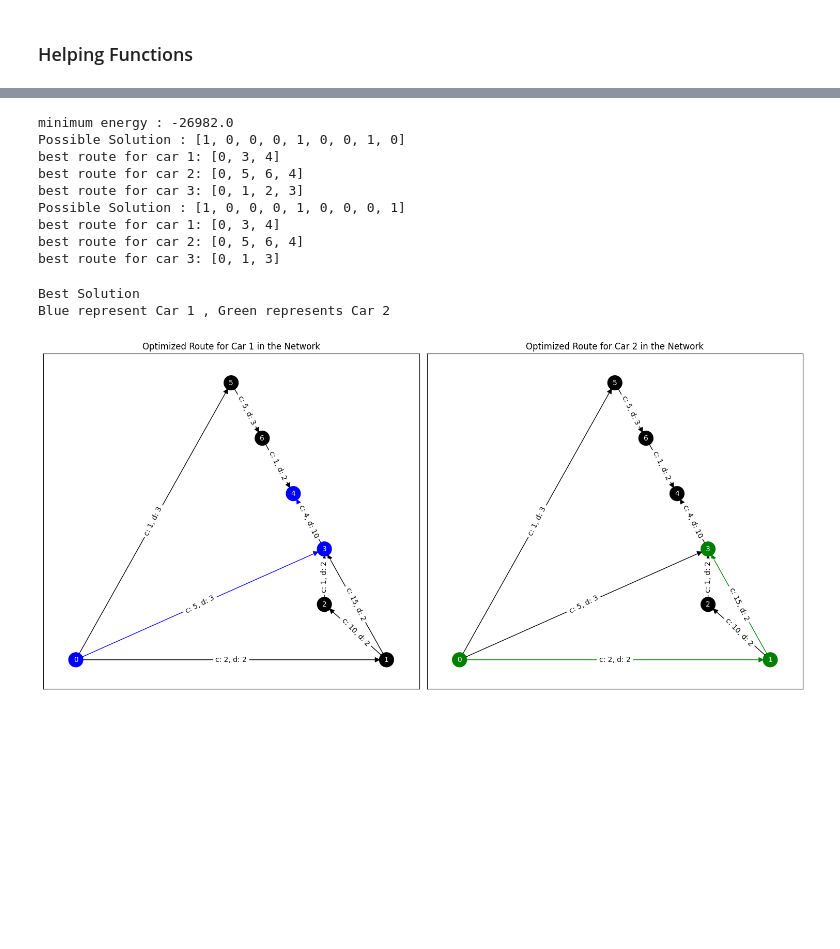
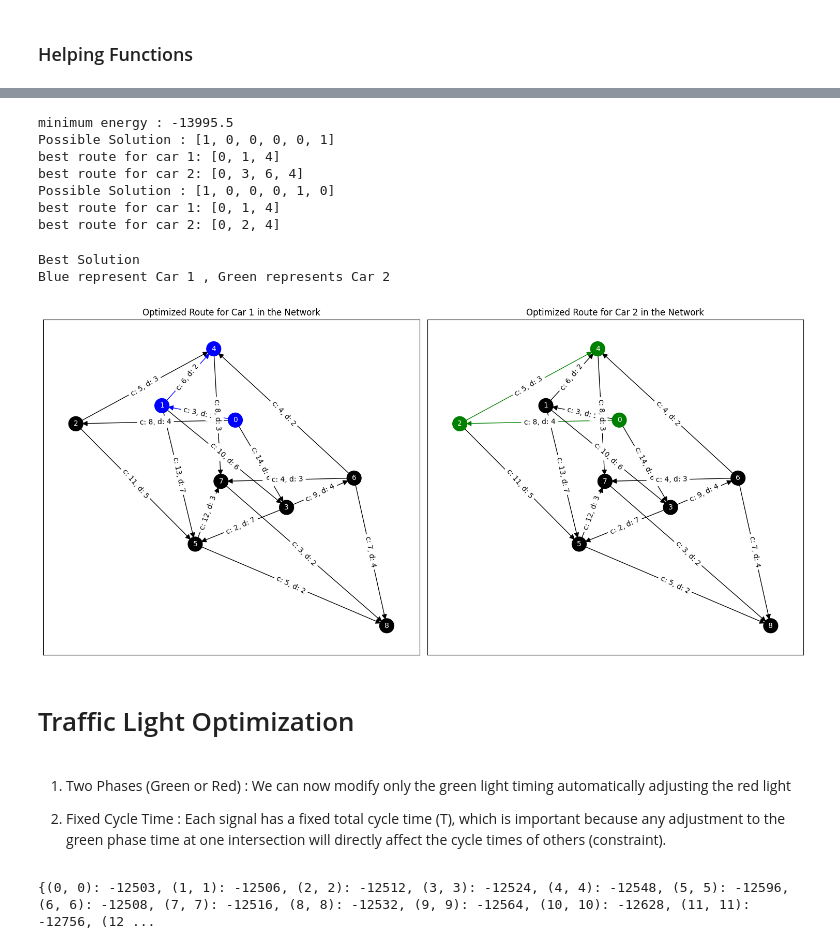
Before and after one commit to Aksgo/DOME, a Jupyter notebook: city-network.ipynb, the cells around one changed output, grey strips where cells are left out. Cells and saved outputs as stored; diff of their text form; code cells hidden in the pictures; blank space fills up the shorter version.

Commit message:
added signal optimizer

```diff
--- a/city-network.ipynb
+++ b/city-network.ipynb
@@ -62,7 +61,7 @@ src_dest = [(0,4,0),(0,4,0),(0,3,1)]
 net = gp.DiGraph()
 net.add_edges_from(edges)
 plt.figure(figsize=(9,9))
-pos = gp.planar_layout(net)
+pos = gp.spring_layout(net)
 gp.draw_networkx_nodes(net, pos, node_color='green', node_size=400)
 gp.draw_networkx_edges(net, pos, arrowstyle='-|>', arrowsize=10)
 edge_labels = {(u, v): f'c: {d["congestion"]}, d: {d["distance"]}' for u, v, d in net.edges(data=True)}
@@ -343,49 +344,98 @@ for sol in best_result:
             if(sol[ind]==1):
                     print(f'best route for car {i+1}: {routes[i][j]}')
                     if(i==0):car1_nodes = routes[i][j]
-                    if(i==2):car2_nodes = routes[i][j]
+                    if(i==1):car2_nodes = routes[i][j]
             ind+=1
 # %% [output]
-minimum energy : -26982.0
-Possible Solution : [1, 0, 0, 0, 1, 0, 0, 1, 0]
-best route for car 1: [0, 3, 4]
-best route for car 2: [0, 5, 6, 4]
-best route for car 3: [0, 1, 2, 3]
-Possible Solution : [1, 0, 0, 0, 1, 0, 0, 0, 1]
-best route for car 1: [0, 3, 4]
-best route for car 2: [0, 5, 6, 4]
-best route for car 3: [0, 1, 3]
+minimum energy : -13995.5
+Possible Solution : [1, 0, 0, 0, 0, 1]
+best route for car 1: [0, 1, 4]
+best route for car 2: [0, 3, 6, 4]
+Possible Solution : [1, 0, 0, 0, 1, 0]
+best route for car 1: [0, 1, 4]
+best route for car 2: [0, 2, 4]
 # %%
 print("Best Solution")
 print("Blue represent Car 1 , Green represents Car 2")
 car1_edges = list(gp.utils.pairwise(car1_nodes))
 car2_edges = list(gp.utils.pairwise(car2_nodes))
 edge_labels = {(u, v): f'c: {d["congestion"]}, d: {d["distance"]}' for u, v, d in net.edges(data=True)}
 fig, axes = plt.subplots(1, 2, figsize=(15, 7))
-pos = gp.planar_layout(net)
 #car1
 node_colors = ['blue' if node in car1_nodes else 'black' for node in net.nodes()]
 edge_colors = ['blue' if (u, v) in car1_edges else 'black' for u, v in net.edges()]
 gp.draw_networkx_nodes(net, pos, node_color=node_colors, node_size=400,ax=axes[0])
 gp.draw_networkx_edges(net, pos, edge_color = edge_colors, arrowstyle='-|>', arrowsize=15,ax=axes[0])
 gp.draw_networkx_edge_labels(net, pos, edge_labels=edge_labels,ax=axes[0])
 gp.draw_networkx_labels(net, pos, font_size=10, font_color='white',ax=axes[0])
 axes[0].set_title("Optimized Route for Car 1 in the Network")
 
 #car2
 node_colors_car2 = ['green' if node in car2_nodes else 'black' for node in net.nodes()]
 edge_colors_car2 = ['green' if (u, v) in car2_edges else 'black' for u, v in net.edges()]
 
 gp.draw_networkx_nodes(net, pos, node_color=node_colors_car2, node_size=400, ax=axes[1])
 gp.draw_networkx_edges(net, pos, edge_color=edge_colors_car2, arrowstyle='-|>', arrowsize=15, ax=axes[1])
 gp.draw_networkx_edge_labels(net, pos, edge_labels=edge_labels,ax=axes[1])
 gp.draw_networkx_labels(net, pos, font_size=10, font_color='white',ax=axes[1])
 axes[1].set_title("Optimized Route for Car 2 in the Network")
 
 
 plt.tight_layout()
 plt.show()
 # %% [output]
 Best Solution
 Blue represent Car 1 , Green represents Car 2
-[figure, old version]
+[figure, new version]
+# %% [markdown]
+# Traffic Light Optimization
+# %% [markdown]
+1. Two Phases (Green or Red)
+: We can now modify only the green light timing automatically adjusting the red light
+
+2. Fixed Cycle Time
+: Each signal has a fixed total cycle time (T), which is important because any adjustment to the green phase time at one intersection will directly affect the cycle times of others (constraint).
+# %%
+def formSignalQubo():
+    '''
+    the function forms the QUBO matrix with size of each row (no of edges) * (no of bits) where no of bits are determined by the
+    the cycle time
+    '''
+    #defined a fixed cycle time for each signal
+    T = 63
+    #matrix for QUBO
+    Q = {}
+    index = 0
+    no_of_edges = net.number_of_edges()
+    no_of_bits = 6
+    num_variables = no_of_edges * no_of_bits
+    #cost part
+
+    for u,v,d in net.edges(data = True):
+        congestion = d['congestion']
+        for bit in range(0,no_of_bits):
+            val = -pow(2,bit)*congestion
+            ind = index*(no_of_bits) + bit
+            Q.update({(ind,ind):val})
+        index +=1
+
+    #penalty part
+    K = 100
+    index = 0
+    for l in range(no_of_edges):
+        #updating non - diagonal
+        for bit1 in range(no_of_bits):
+            ind1 = index*(no_of_bits) + bit1
+            for bit2 in range(bit1 + 1, no_of_bits):
+                ind2 = index*(no_of_bits) + bit2
+                Q.update({(ind1, ind2) : 2 * K})
+        #updating diagonal
+        for bit in range(no_of_bits):
+            ind = index*(no_of_bits) + bit
+            Q.update({ (ind,ind): Q[(ind,ind)] + K*(1-2*T)})
+        index += 1
+    print(Q)
+    return Q
+QSignal = formSignalQubo()
+# %% [output]
+{(0, 0): -12503, (1, 1): -12506, (2, 2): -12512, (3, 3): -12524, (4, 4): -12548, (5, 5): -12596, (6, 6): -12508, (7, 7): -12516, (8, 8): -12532, (9, 9): -12564, (10, 10): -12628, (11, 11): -12756, (12 ...
```
Also changed, not shown: parts of 8 cells of this notebook, 1 other file.
